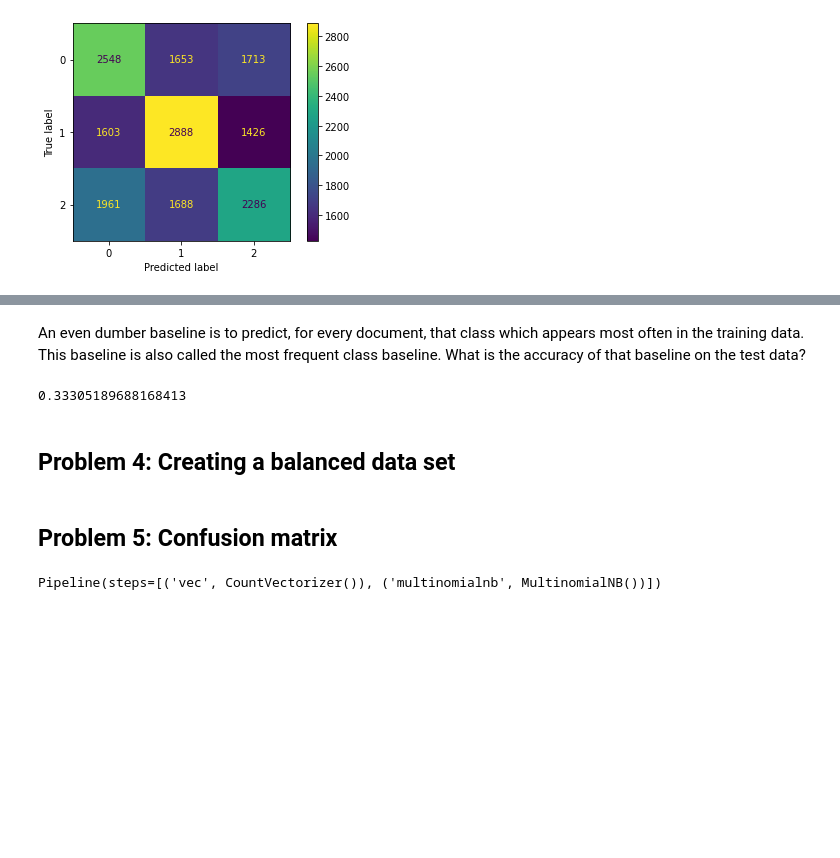
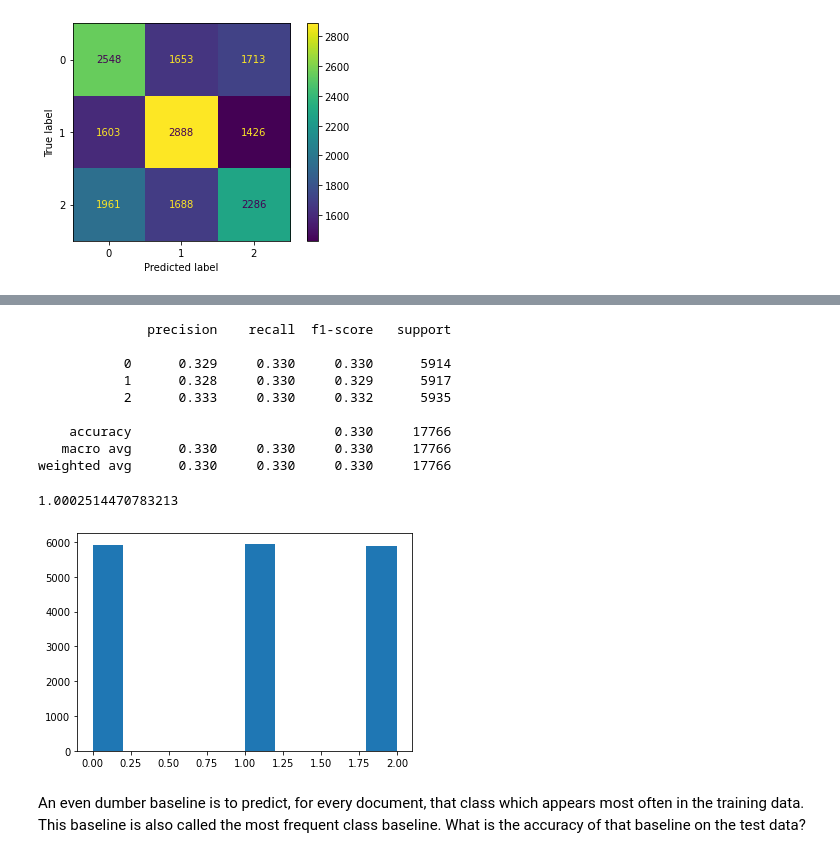
Before and after one commit to hugocedervall/stock-news-price-prediction, a Jupyter notebook: naive_bayes_classification.ipynb, the cells around one changed output, grey strips where cells are left out. Drawn from its saved outputs; the diff is of its cells as text; code cells hidden in the pictures; blank space fills up the shorter version.

```diff
--- a/naive_bayes_classification.ipynb
+++ b/naive_bayes_classification.ipynb
@@ -95,22 +108,22 @@ dummy_clf.score(test_data.summary, test_data.priceChangeClass)
+# %%
+predicted = dummy_clf.predict(test_data.summary)
+plt.hist(predicted)
+
+print(classification_report(test_data.priceChangeClass, predicted, digits=3))
+
+rate_return = calc_rate_of_return(predicted, test_data["1stepChange"].tolist(), buy_class=2)
+np.mean(rate_return)
+# %% [output]
+              precision    recall  f1-score   support
+
+           0      0.329     0.330     0.330      5914
+           1      0.328     0.330     0.329      5917
+           2      0.333     0.330     0.332      5935
+
+    accuracy                          0.330     17766
+   macro avg      0.330     0.330     0.330     17766
+weighted avg      0.330     0.330     0.330     17766
+1.0002514470783213
+[figure, added]
 # %% [markdown]
 An even dumber baseline is to predict, for every document, that class which appears most often in the training data. This baseline is also called the most frequent class baseline. What is the accuracy of that baseline on the test data?
-# %%
-dummy_clf = DummyClassifier(strategy="most_frequent")
-dummy_clf.fit(train_data.summary, train_data.priceChangeClass)
-dummy_clf.score(test_data.summary, test_data.priceChangeClass)
-# %% [output]
-0.33305189688168413
-# %% [markdown]
-## Problem 4: Creating a balanced data set
-# %% [markdown]
-## Problem 5: Confusion matrix
-# %%
-from sklearn.model_selection import GridSearchCV
-
-steps= [('vec', CountVectorizer()), ('multinomialnb', MultinomialNB())]
-new_pipeline = Pipeline(steps)
-#a = GridSearchCV(estimator=new_pipeline, param_grid={"vec__binary": [True, False],"vec__ngram_range":[(1,1), (1,2)],
-#                                                     "multinomialnb__alpha":[1,0.1]})
-new_pipeline.fit(train_data.summary, train_data.priceChangeClass)
-# %% [output]
-Pipeline(steps=[('vec', CountVectorizer()), ('multinomialnb', MultinomialNB())])
```
Also changed, not shown: parts of 22 cells of this notebook, 5 other files.
